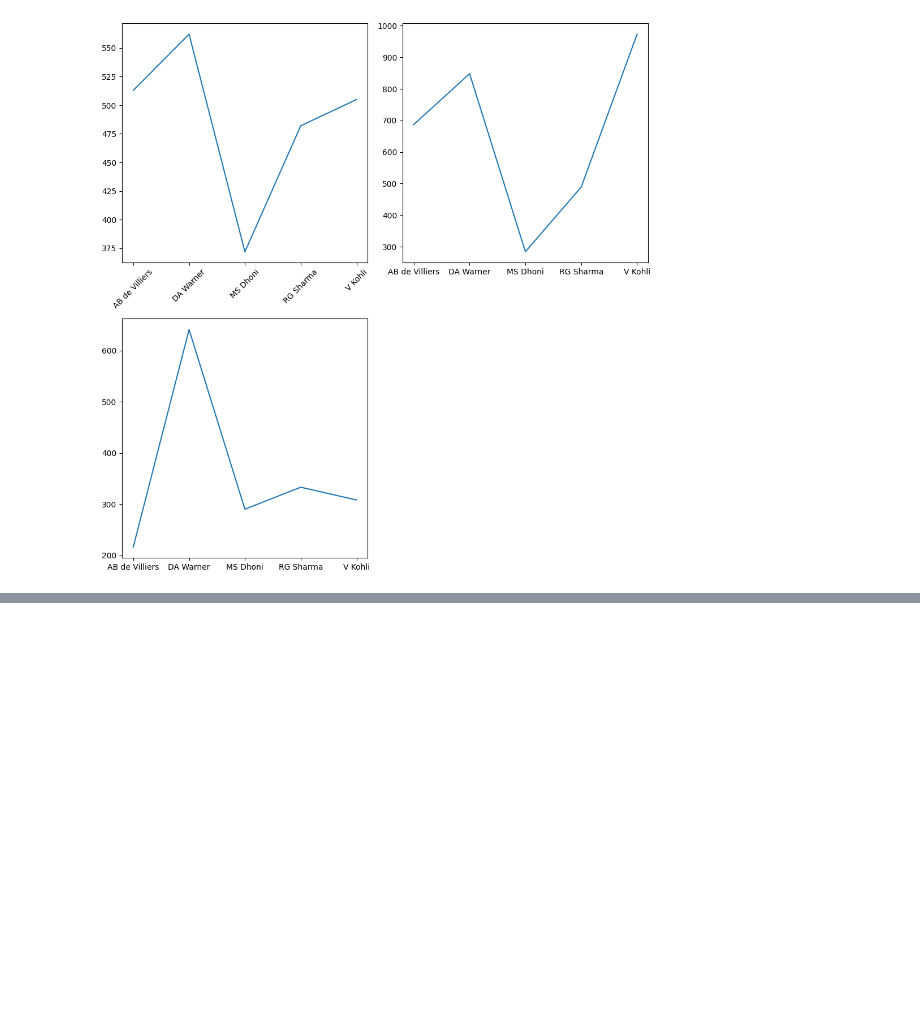
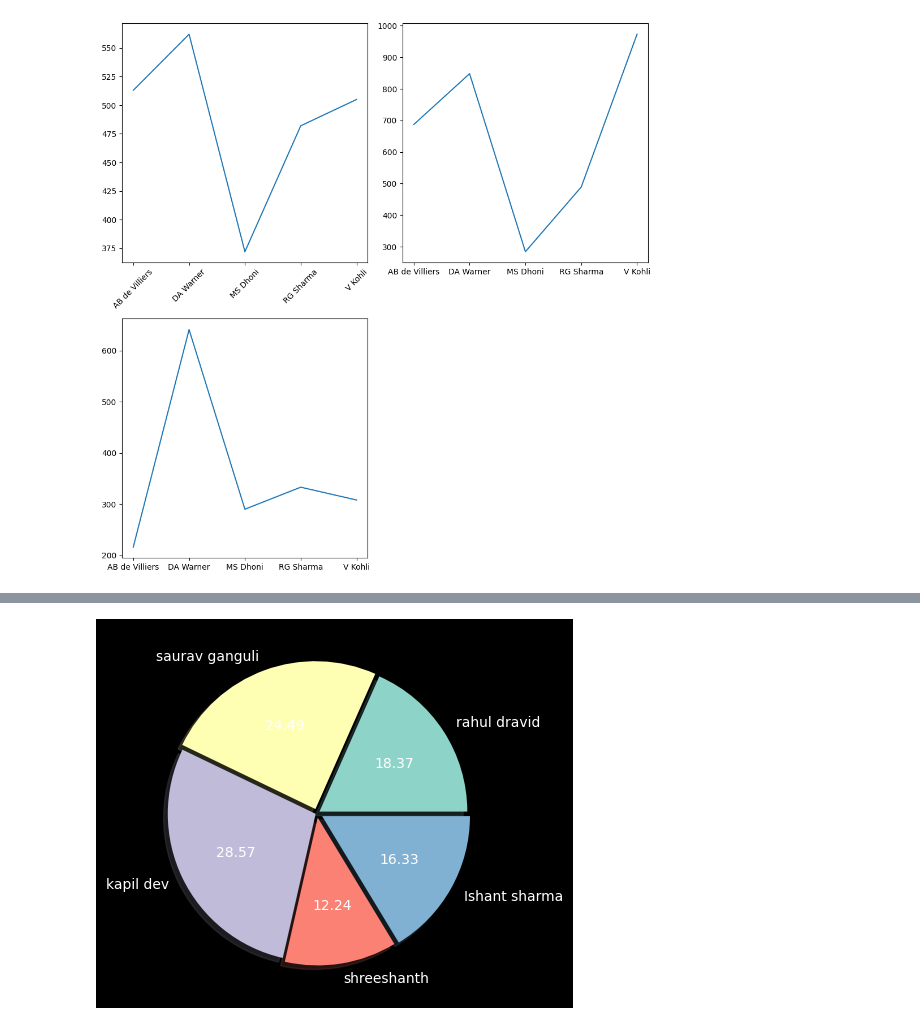
Before and after one commit to KHITOLIA/Data-Science-1pm, a Jupyter notebook: matplotlib/matplotlib.ipynb, the cells around one changed output, grey strips where cells are left out. Cells and saved outputs as stored; diff of their text form; code cells hidden in the pictures; blank space fills up the shorter version.

```diff
--- a/matplotlib/matplotlib.ipynb
+++ b/matplotlib/matplotlib.ipynb
@@ -237,0 +315,5 @@ plt.show()
+# %%
+plt.pie(x = pop, labels = artist, autopct = "%.2f", shadow = True, explode = [0.02, 0.03, 0.01, 0.03, 0.04])
+plt.show()
+# %% [output]
+[figure, added]
```
Also changed, not shown: parts of 55 cells of this notebook, 3 other files.
